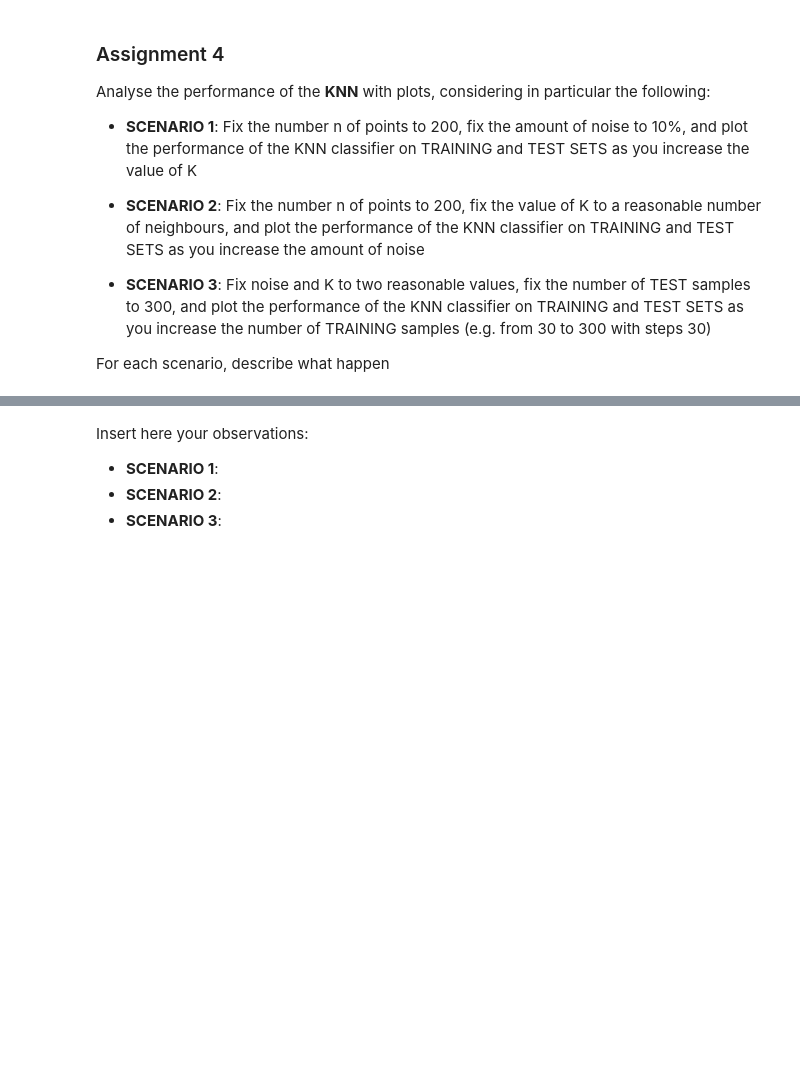
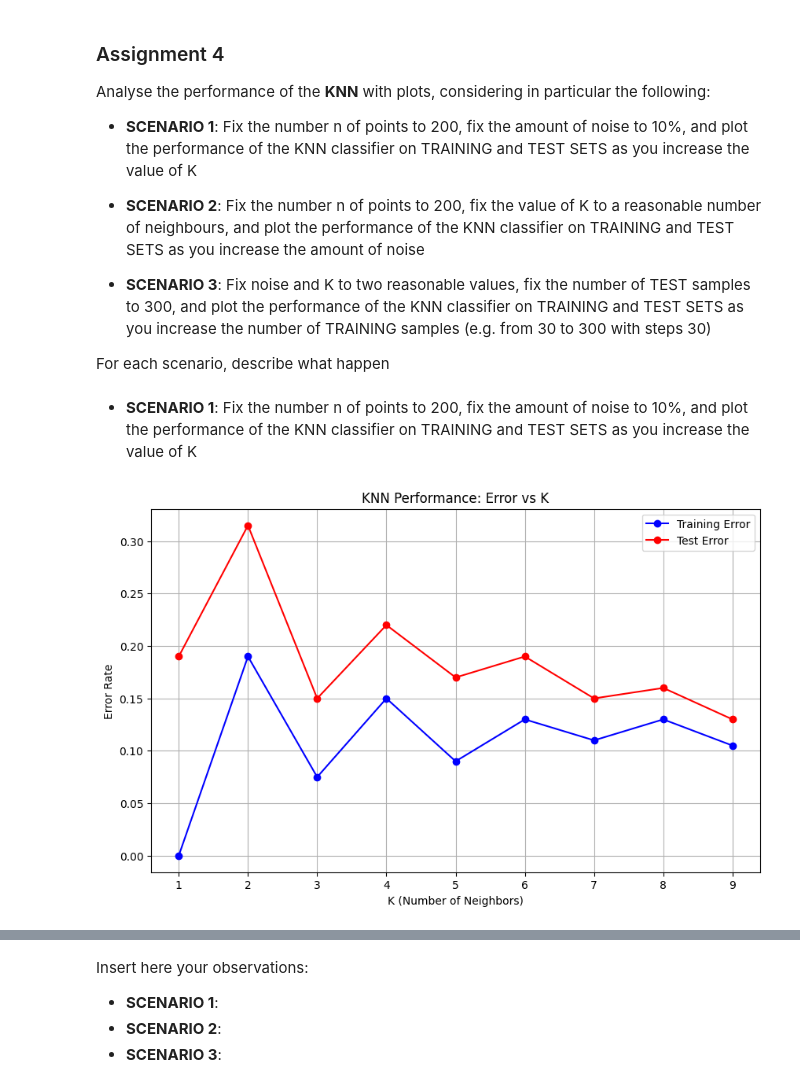
Before and after one commit to Clonecodesash/MachineLearning, a Jupyter notebook: Lab1_KNN.ipynb, the cells around one changed output, grey strips where cells are left out. Drawn from its saved outputs; the diff is of its cells as text; code cells hidden in the pictures; blank space fills up the shorter version.

```diff
--- a/Lab1_KNN.ipynb
+++ b/Lab1_KNN.ipynb
@@ -127,17 +127,23 @@ def kNNClassify(Xtr, Ytr, k, Xte):
     Ypred = np.zeros(n_test)
 
     # Compute all the distances from TEST input and TRAINING input
-    dist = ...
+    dist = allDistances(Xte, Xtr)
+
 
     # For each test point, the predicted class will be
+
     # the sign of the average label of the k nearest points
+
     for idx in range(n_test):
         # Hint 1: take all the distances for the current test point
+        distances = dist[idx,:]
         # Hint 2: Sort the indices of the distances
+        sorted_indices = np.argsort(distances)
         # Hint 3: Get the indices of the k lowest of distances
+        k_indices = sorted_indices[:k]
         # Hint 4: Compute the mean of the output values of the corresponding training points and taking the sign of it.
-
-        Ypred[idx] = ...
+        k_labels = Ytr[k_indices]
+        Ypred[idx] = np.sign(np.mean(k_labels))
     return Ypred
 # %% [markdown]
 ### Visualizing the separating function
@@ -256,5 +294,51 @@ Analyse the performance of the **KNN** with plots, considering in particular the
 - **SCENARIO 3**: Fix noise and K to two reasonable values, fix the number of TEST samples to 300, and plot the performance of the KNN classifier on TRAINING and TEST SETS as you increase the number of TRAINING samples (e.g. from 30 to 300 with steps 30)
 
 For each scenario, describe what happen
+# %% [markdown]
+- **SCENARIO 1**: Fix the number n of points to 200, fix the amount of noise to 10%, and plot the performance of the KNN classifier on TRAINING and TEST SETS as you increase the value of K
 # %%
-# ... your code for SCENARIO 1 goes here...
+# Set up the parameters
+n = 200
+D = 2
+m = 0.9
+q = 0.0
+low_D = -10
+high_D = 10
+k_values = range(1,10)  # K values from 1 to 15
+
+# Initialize lists to store the errors
+train_errors = []
+test_errors = []
+
+# Generate a training set with 10% noise
+Xtr, Ytr = linearBinaryClass(n, low_D, high_D, m, q)
+Ytr = flipLabels(Ytr, 10)
+
+# Generate a test set with 10% noise
+Xte, Yte = linearBinaryClass(n, low_D, high_D, m, q)
+Yte = flipLabels(Yte, 10)
+
+# Evaluate the KNN classifier for different values of K
+for k in k_values:
+    # Compute predictions on training set
+    Ypred_tr = kNNClassify(Xtr, Ytr, k, Xtr)
+    err_tr = calcError(Ypred_tr, Ytr)  # Error on the training set
+    train_errors.append(err_tr)
+
+    # Compute predictions on test set
+    Ypred_te = kNNClassify(Xtr, Ytr, k, Xte)
+    err_te = calcError(Ypred_te, Yte)  # Error on the test set
+    test_errors.append(err_te)
+
+# Plot the errors for both training and test sets
+plt.figure(figsize=(10, 6))
+plt.plot(k_values, train_errors, label="Training Error", marker='o', linestyle='-', color='blue')
+plt.plot(k_values, test_errors, label="Test Error", marker='o', linestyle='-', color='red')
+plt.xlabel('K (Number of Neighbors)')
+plt.ylabel('Error Rate')
+plt.title('KNN Performance: Error vs K')
+plt.legend()
+plt.grid(True)
+plt.show()
+# %% [output]
+[figure, added]
```
Also changed, not shown: parts of 10 cells of this notebook, 9 other files.
